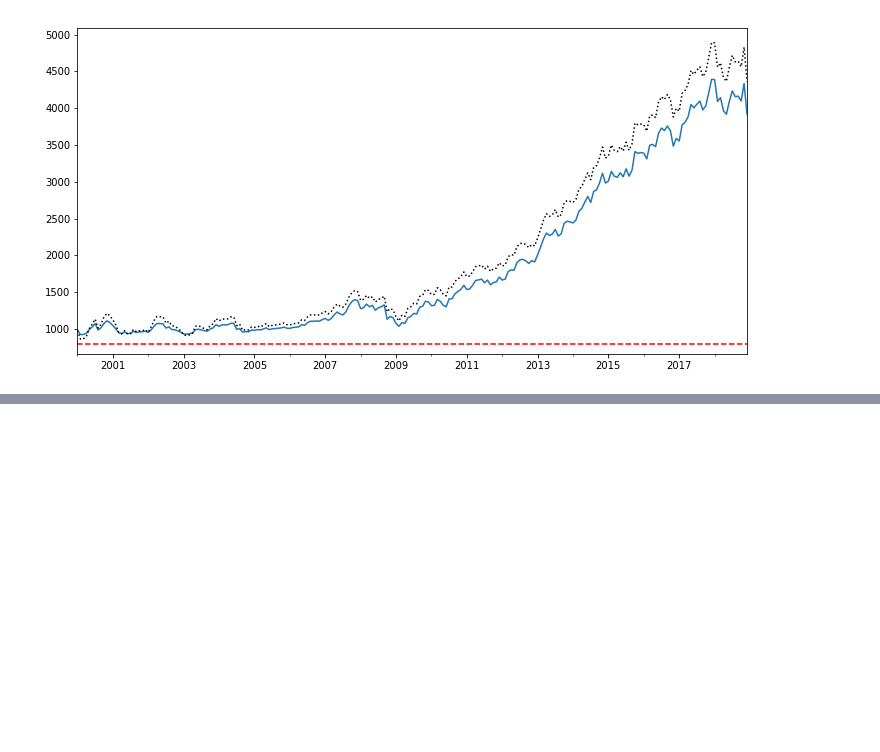
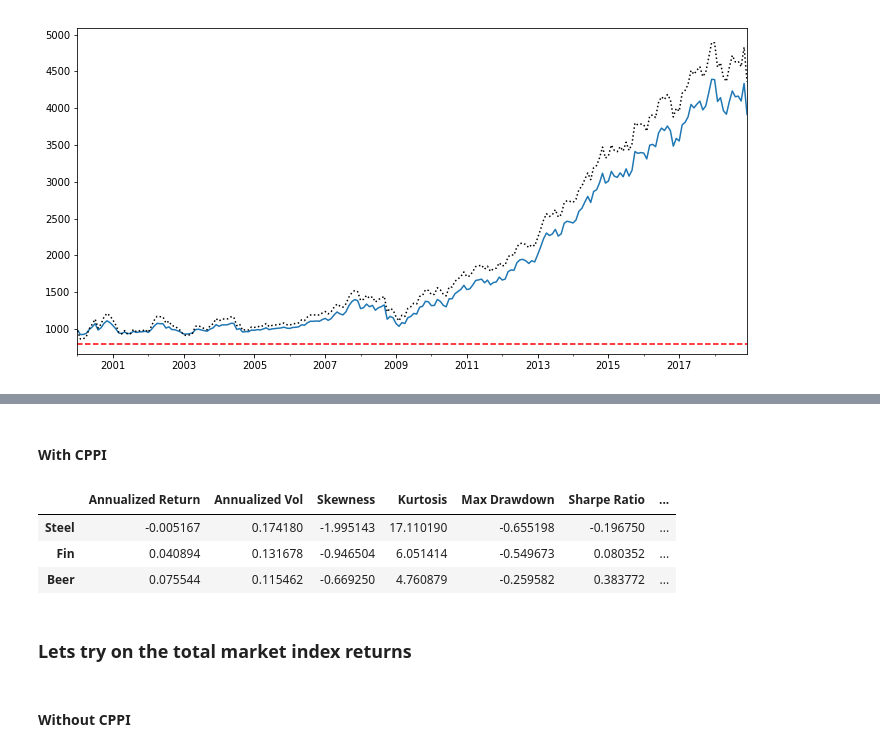
Before and after one commit to biv-neupane7/Investment-management-with-python, a Jupyter notebook: Portfolio Insurance.ipynb, the cells around one changed output, grey strips where cells are left out. Drawn from its saved outputs; the diff is of its cells as text; code cells hidden in the pictures; blank space fills up the shorter version.

Commit message:
CPPI Final

```diff
--- a/Portfolio Insurance.ipynb
+++ b/Portfolio Insurance.ipynb
@@ -113,0 +153,14 @@ ax.axhline(y=floor_value, color="r",linestyle="--")
+# %% [markdown]
+#### With CPPI
+# %%
+btr=ak.run_cppi(risky_r)
+ak.summary_stats(btr["Wealth"].pct_change().dropna())
+# %% [output]
+|  | Annualized Return | Annualized Vol | Skewness | Kurtosis | Max Drawdown | Sharpe Ratio | ... |
+| Steel | -0.005167 | 0.174180 | -1.995143 | 17.110190 | -0.655198 | -0.196750 | ... |
+| Fin | 0.040894 | 0.131678 | -0.946504 | 6.051414 | -0.549673 | 0.080352 | ... |
+| Beer | 0.075544 | 0.115462 | -0.669250 | 4.760879 | -0.259582 | 0.383772 | ... |
+# %% [markdown]
+### Lets try on the total market index returns
+# %% [markdown]
+#### Without CPPI
```
Also changed, not shown: parts of 15 cells of this notebook.
